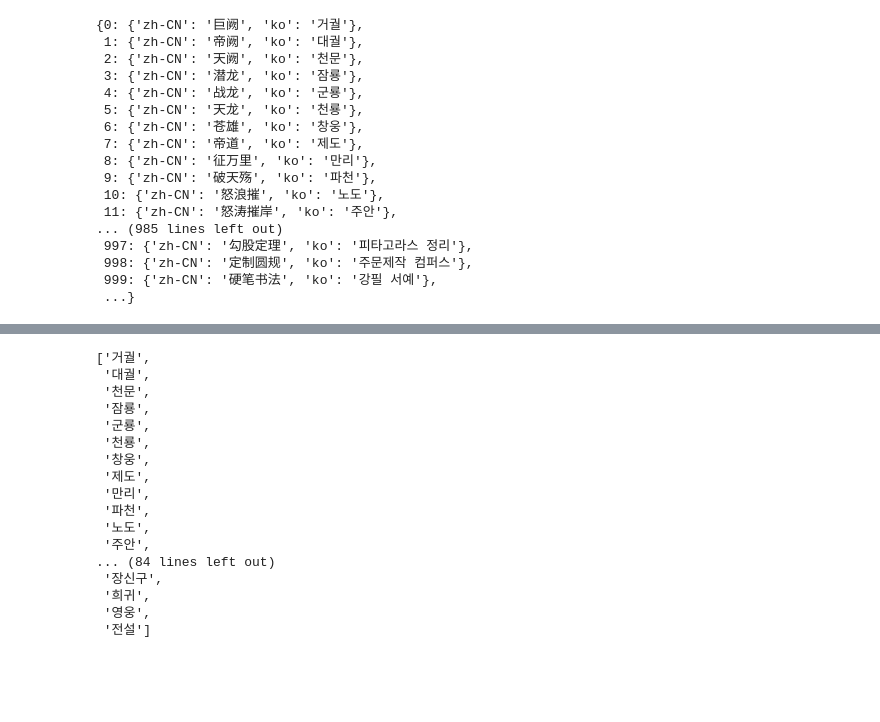
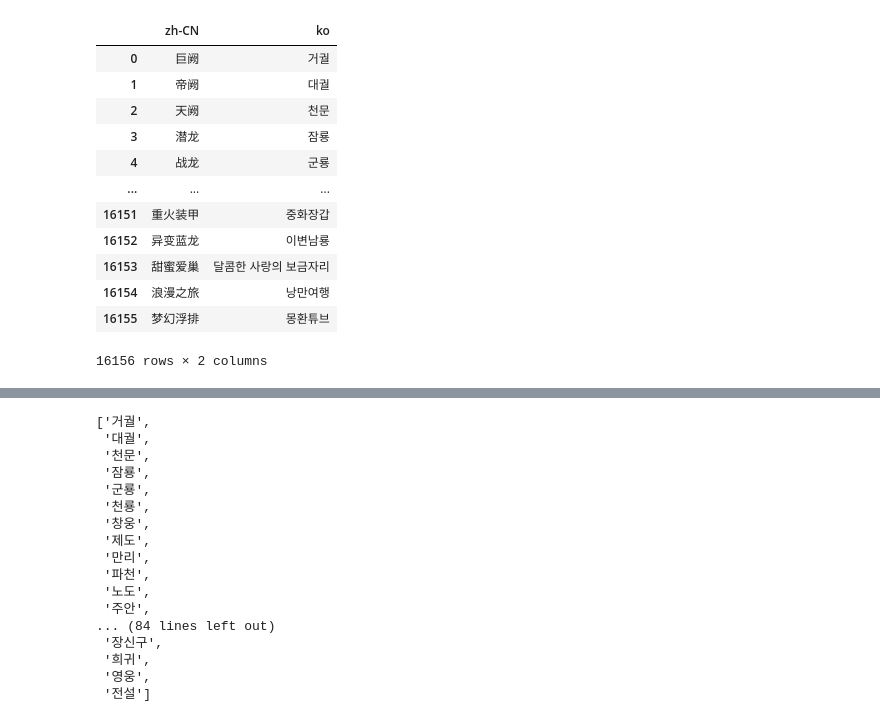
Before and after one commit to SimpleJerry/longtu-translation-pipeline, a Jupyter notebook: model-testing-tagging-method.ipynb, the cells around one changed output, grey strips where cells are left out. Drawn from its saved outputs; the diff is of its cells as text; code cells hidden in the pictures; blank space fills up the shorter version.

```diff
--- a/model-testing-tagging-method.ipynb
+++ b/model-testing-tagging-method.ipynb
@@ -16,28 +47,19 @@ translator = pipeline("translation", model=model, tokenizer=tokenizer, src_lang=
 # %%
 import pandas as pd
 
 df = pd.read_csv("태왕_단가_용어집.csv")
-
-reference = df["zh-CN"].to_list()[:100]  # 待翻译的句子
-translation = df["ko"].to_list()[:100]  # 标准的翻译
-
-glossary_dict = {index: {"zh-CN": row["zh-CN"], "ko": row["ko"]} for index, row in df.iterrows()}
-glossary_dict
+df
 # %% [output]
+|  | zh-CN | ko |
+| 0 | 巨阙 | 거궐 |
+| 1 | 帝阙 | 대궐 |
+| 2 | 天阙 | 천문 |
+| 3 | 潜龙 | 잠룡 |
+| 4 | 战龙 | 군룡 |
+| ... | ... | ... |
+| 16151 | 重火装甲 | 중화장갑 |
+| 16152 | 异变蓝龙 | 이변남룡 |
+| 16153 | 甜蜜爱巢 | 달콤한 사랑의 보금자리 |
+| 16154 | 浪漫之旅 | 낭만여행 |
+| 16155 | 梦幻浮排 | 몽환튜브 |
-{0: {'zh-CN': '巨阙', 'ko': '거궐'},
- 1: {'zh-CN': '帝阙', 'ko': '대궐'},
- 2: {'zh-CN': '天阙', 'ko': '천문'},
- 3: {'zh-CN': '潜龙', 'ko': '잠룡'},
- 4: {'zh-CN': '战龙', 'ko': '군룡'},
- 5: {'zh-CN': '天龙', 'ko': '천룡'},
- 6: {'zh-CN': '苍雄', 'ko': '창웅'},
- 7: {'zh-CN': '帝道', 'ko': '제도'},
- 8: {'zh-CN': '征万里', 'ko': '만리'},
- 9: {'zh-CN': '破天殇', 'ko': '파천'},
- 10: {'zh-CN': '怒浪摧', 'ko': '노도'},
- 11: {'zh-CN': '怒涛摧岸', 'ko': '주안'},
-... (985 lines left out)
- 997: {'zh-CN': '勾股定理', 'ko': '피타고라스 정리'},
- 998: {'zh-CN': '定制圆规', 'ko': '주문제작 컴퍼스'},
- 999: {'zh-CN': '硬笔书法', 'ko': '강필 서예'},
- ...}
+16156 rows × 2 columns
```
Also changed, not shown: parts of 10 cells of this notebook.
